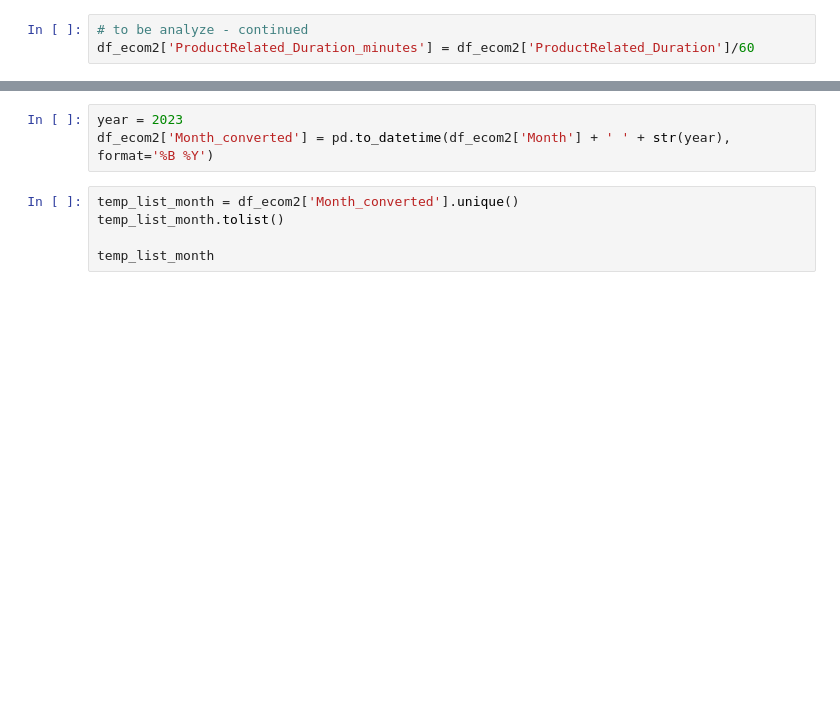
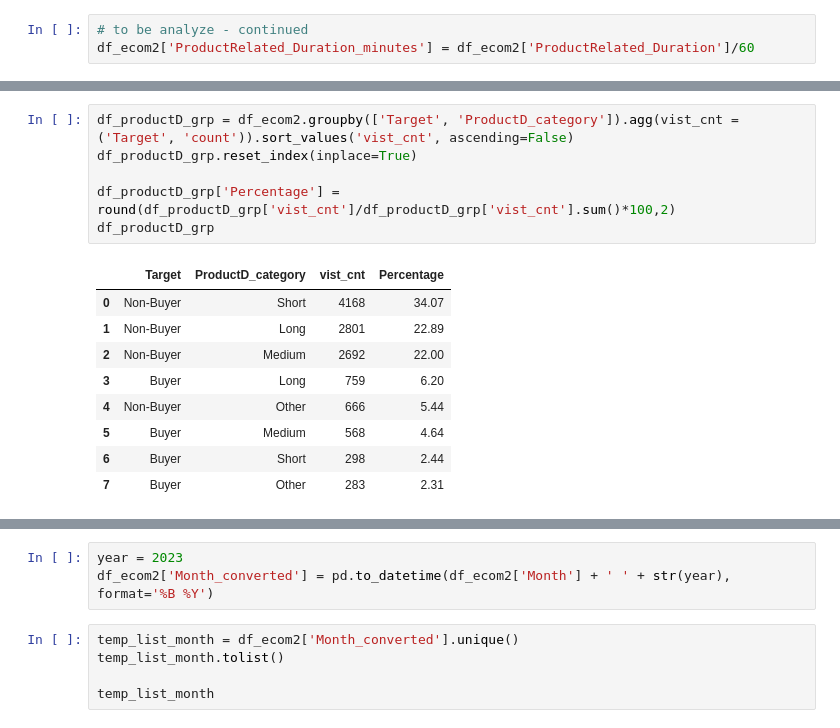
Before and after one commit to UrsaG7/E-commerce-Online-Shopping-Behavior, a Jupyter notebook: Final_project_rakamin_n.ipynb, the cells around one changed output, grey strips where cells are left out. Drawn from its saved outputs; the diff is of its cells as text; blank space fills up the shorter version.

```diff
--- a/Final_project_rakamin_n.ipynb
+++ b/Final_project_rakamin_n.ipynb
@@ -456,0 +443,16 @@ df_ecom2.reset_index(inplace=True)
+# %%
+df_productD_grp = df_ecom2.groupby(['Target', 'ProductD_category']).agg(vist_cnt = ('Target', 'count')).sort_values('vist_cnt', ascending=False)
+df_productD_grp.reset_index(inplace=True)
+
+df_productD_grp['Percentage'] = round(df_productD_grp['vist_cnt']/df_productD_grp['vist_cnt'].sum()*100,2)
+df_productD_grp
+# %% [output]
+|  | Target | ProductD_category | vist_cnt | Percentage |
+| 0 | Non-Buyer | Short | 4168 | 34.07 |
+| 1 | Non-Buyer | Long | 2801 | 22.89 |
+| 2 | Non-Buyer | Medium | 2692 | 22.00 |
+| 3 | Buyer | Long | 759 | 6.20 |
+| 4 | Non-Buyer | Other | 666 | 5.44 |
+| 5 | Buyer | Medium | 568 | 4.64 |
+| 6 | Buyer | Short | 298 | 2.44 |
+| 7 | Buyer | Other | 283 | 2.31 |
```
Also changed, not shown: parts of 14 cells of this notebook.
